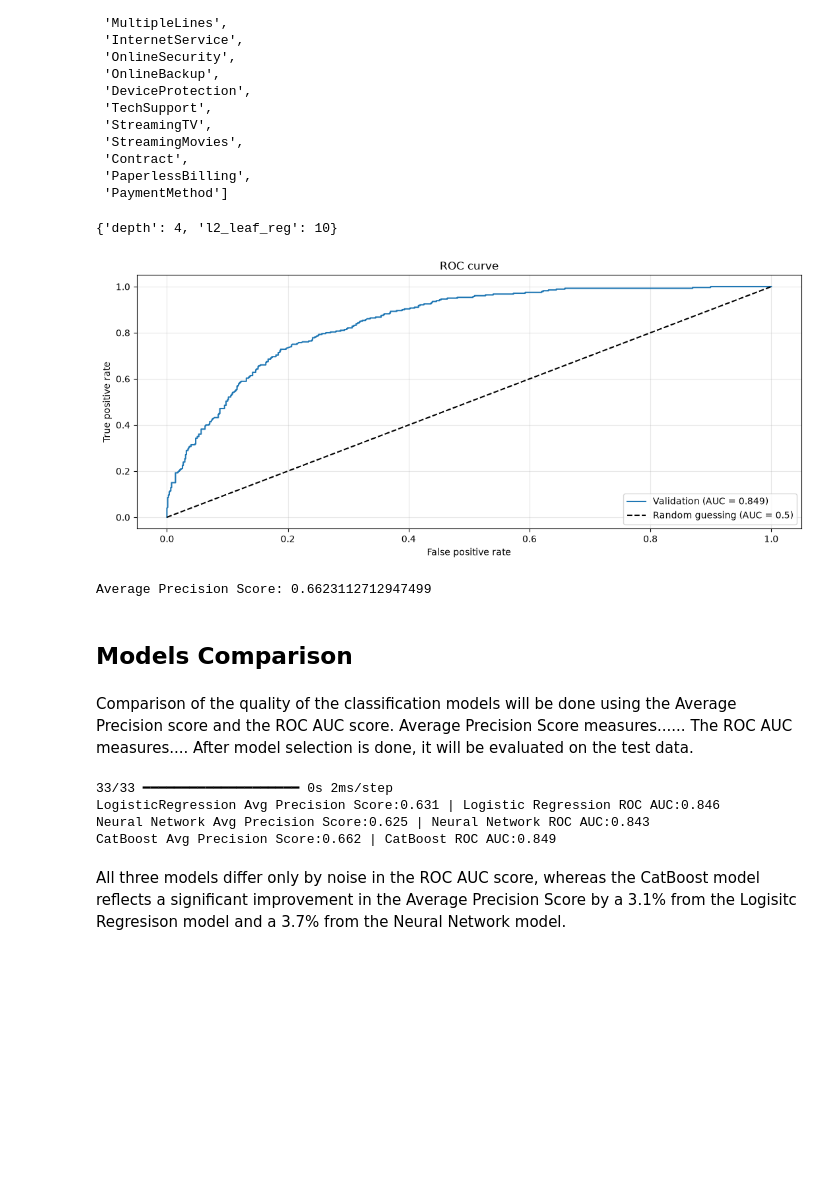
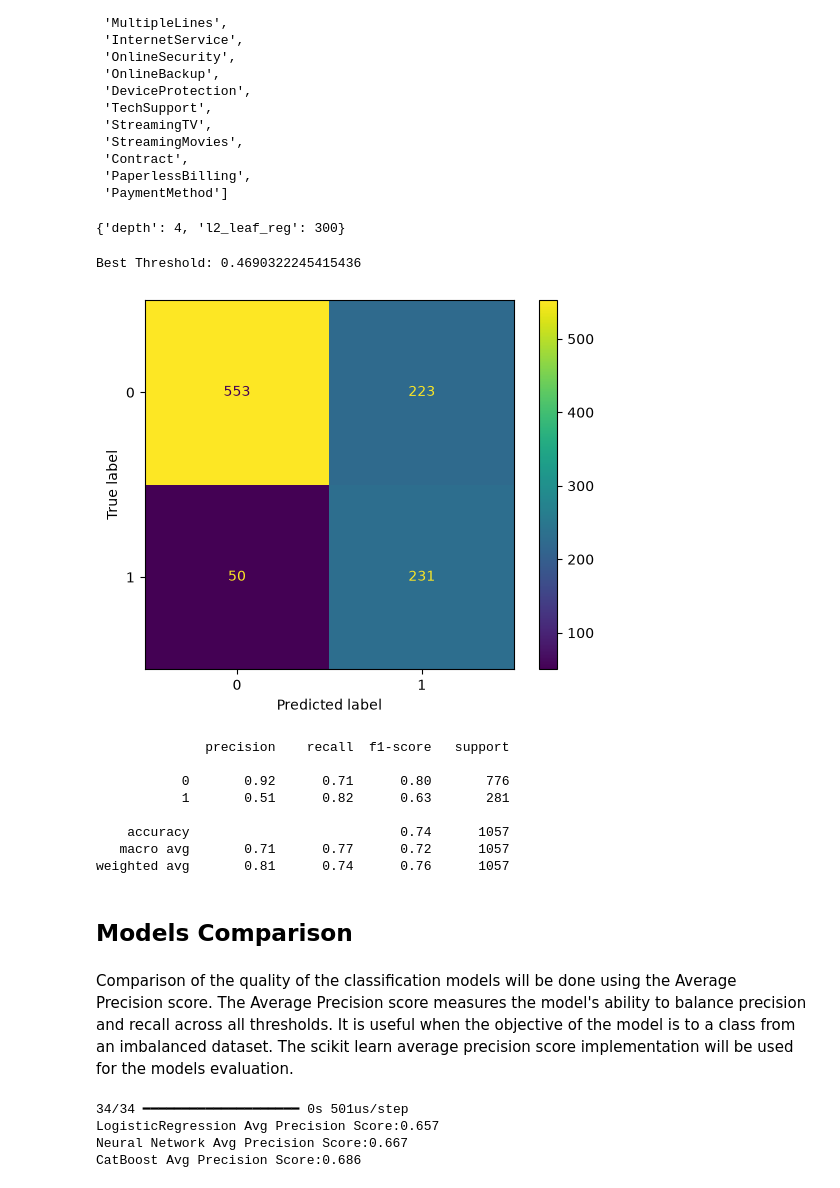
Before and after one commit to andrsma/Telco-Churn, a Jupyter notebook: notebooks/AI_Project_Beginner_Level.ipynb, the cells around one changed output. Cells and saved outputs as stored; diff of their text form; code cells hidden in the pictures; blank space fills up the shorter version.

```diff
--- a/notebooks/AI_Project_Beginner_Level.ipynb
+++ b/notebooks/AI_Project_Beginner_Level.ipynb
@@ -693,7 +719,6 @@ test_pool = Pool(X_test_dt, y_test_dt, cat_features=categorical)
 #Created a base model for grid_search
 base_model = CatBoostClassifier(
     eval_metric='PRAUC',
-    iterations=100,
     learning_rate=0.1,
     random_seed=3,
     logging_level='Silent',
@@ -720,65 +745,66 @@ grid_result_base_model = base_model.grid_search(
 
 print(grid_result_base_model['params'])
 # %% [output]
-{'depth': 4, 'l2_leaf_reg': 10}
+{'depth': 4, 'l2_leaf_reg': 300}
 # %%
 # Use best params for final catboost model.
 catboost = CatBoostClassifier(
     **base_model.get_params(),
     **grid_result_base_model['params'],
     early_stopping_rounds=100,
 )
 
 catboost.fit(train_pool, eval_set=val_pool, use_best_model=True)
 
 
 #Test on validation data
 val_proba = catboost.predict_proba(val_pool)[:, 1]
-#Calculate F1 Score for each threshold
-prec, rec, thr = precision_recall_curve(y_val, val_proba)
-f1 = 2 * prec * rec / (prec + rec + 1e-12)
 
-#Plot AUC
-fig, ax = plt.subplots(1, 1, figsize=(13, 5))
-fpr, tpr, _ = roc_curve(y_val, val_proba)
-ax.plot(fpr, tpr, label=f"Validation (AUC = {roc_auc_score(y_val, val_proba):.3f})")
 
-ax.plot([0, 1], [0, 1], "k--", label="Random guessing (AUC = 0.5)")
-ax.set_xlabel("False positive rate")
-ax.set_ylabel("True positive rate")
-ax.set_title("ROC curve")
-ax.legend(loc="lower right")
-ax.grid(alpha=0.3)
+prec, rec, thr = precision_recall_curve(y_val_dt, val_proba)
+f1 = 2 * prec[:-1] * rec[:-1] / (prec[:-1] + rec[:-1] + 1e-12)
+dt_best_thr = thr[np.argmax(f1)]
+
+#Apply best threshold to classification predictions
+test_proba = catboost.predict_proba(test_pool)[:, 1]
+test_pred = (test_proba >= dt_best_thr).astype(int)
+print(f"Best Threshold: {dt_best_thr}\n")
+
+# Plot the confusion matrix
+ConfusionMatrixDisplay.from_predictions(y_test_dt, test_pred)
+plt.show()
+
+print(classification_report(y_test_dt, test_pred))
 # %% [output]
+Best Threshold: 0.4690322245415436
-[figure, old version]
+[figure, new version]
+              precision    recall  f1-score   support
+
+           0       0.92      0.71      0.80       776
+           1       0.51      0.82      0.63       281
+
+    accuracy                           0.74      1057
+   macro avg       0.71      0.77      0.72      1057
+weighted avg       0.81      0.74      0.76      1057
-# %%
-print('Average Precision Score:',average_precision_score(y_val, val_proba))
-# %% [output]
-Average Precision Score: 0.6623112712947499
 # %% [markdown]
 ## Models Comparison
 # %% [markdown]
-Comparison of the quality of the classification models will be done using the Average Precision score and the ROC AUC score. Average Precision Score measures...... The ROC AUC measures.... After model selection is done, it will be evaluated on the test data.
+Comparison of the quality of the classification models will be done using the Average Precision score. The Average Precision score measures the model's ability to balance precision and recall across all thresholds. It is useful when the objective of the model is to a class from an imbalanced dataset. The scikit learn average precision score implementation will be used for the models evaluation.
 # %%
-lg_proba = logistic.predict_proba(X_val_scaled)[:,1]
-nn_proba = model2_r.predict(X_val_scaled)
-cb_proba = catboost.predict_proba(val_pool)[:, 1]
+lg_proba = logistic.predict_proba(X_test_scaled)[:,1]
+nn_proba = model2_r.predict(X_test_scaled)
+cb_proba = catboost.predict_proba(test_pool)[:, 1]
 
-lg_ap_score = average_precision_score(y_val, lg_proba)
-nn_ap_score = average_precision_score(y_val, nn_proba)
-cb_ap_score = average_precision_score(y_val_dt, cb_proba)
+lg_ap_score = average_precision_score(y_test, lg_proba)
+nn_ap_score = average_precision_score(y_test, nn_proba)
+cb_ap_score = average_precision_score(y_test_dt, cb_proba)
 
-lg_roc_score = roc_auc_score(y_val, lg_proba)
-nn_roc_score = roc_auc_score(y_val, nn_proba)
-cb_roc_score = roc_auc_score(y_val_dt, cb_proba)
 
-print(f'LogisticRegression Avg Precision Score:{lg_ap_score:.3f} | Logistic Regression ROC AUC:{lg_roc_score:.3f}')
-print(f'Neural Network Avg Precision Score:{nn_ap_score:.3f} | Neural Network ROC AUC:{nn_roc_score:.3f}')
-print(f'CatBoost Avg Precision Score:{cb_ap_score:.3f} | CatBoost ROC AUC:{cb_roc_score:.3f}')
+print(f'LogisticRegression Avg Precision Score:{lg_ap_score:.3f}')
+print(f'Neural Network Avg Precision Score:{nn_ap_score:.3f}')
+print(f'CatBoost Avg Precision Score:{cb_ap_score:.3f}')
 # %% [output]
-33/33 ━━━━━━━━━━━━━━━━━━━━ 0s 2ms/step
-LogisticRegression Avg Precision Score:0.631 | Logistic Regression ROC AUC:0.846
-Neural Network Avg Precision Score:0.625 | Neural Network ROC AUC:0.843
-CatBoost Avg Precision Score:0.662 | CatBoost ROC AUC:0.849
+34/34 ━━━━━━━━━━━━━━━━━━━━ 0s 501us/step
+LogisticRegression Avg Precision Score:0.657
+Neural Network Avg Precision Score:0.667
+CatBoost Avg Precision Score:0.686
-# %% [markdown]
-All three models differ only by noise in the ROC AUC score, whereas the CatBoost model reflects a significant improvement in the Average Precision Score by a 3.1% from the Logisitc Regresison model and a 3.7% from the Neural Network model.
```
Also changed, not shown: parts of 24 cells of this notebook.
